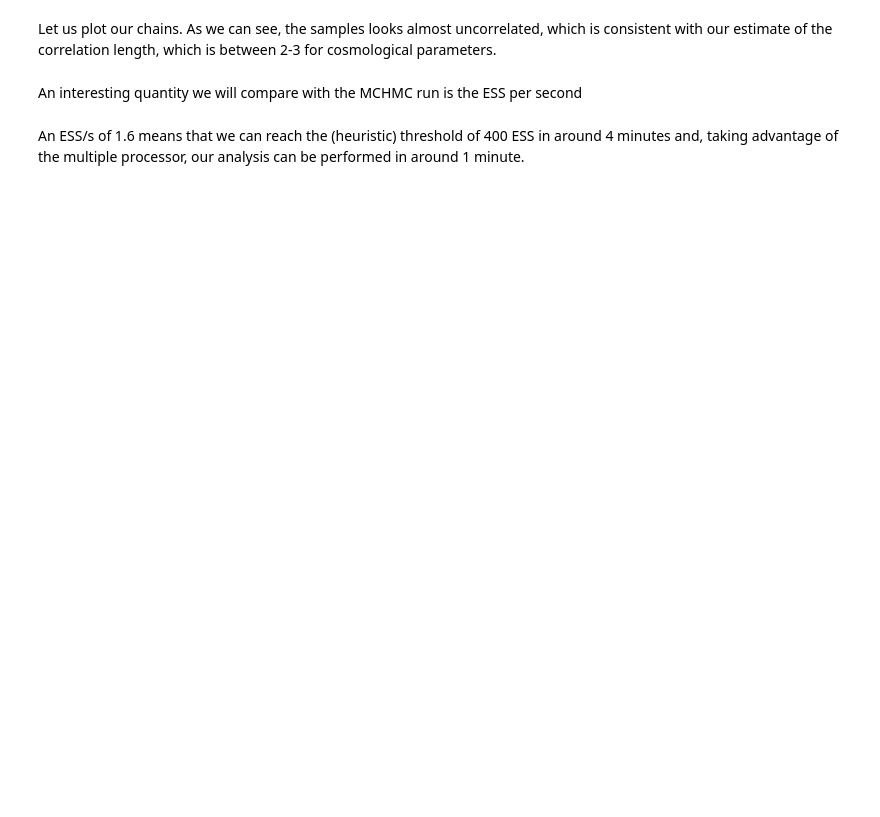
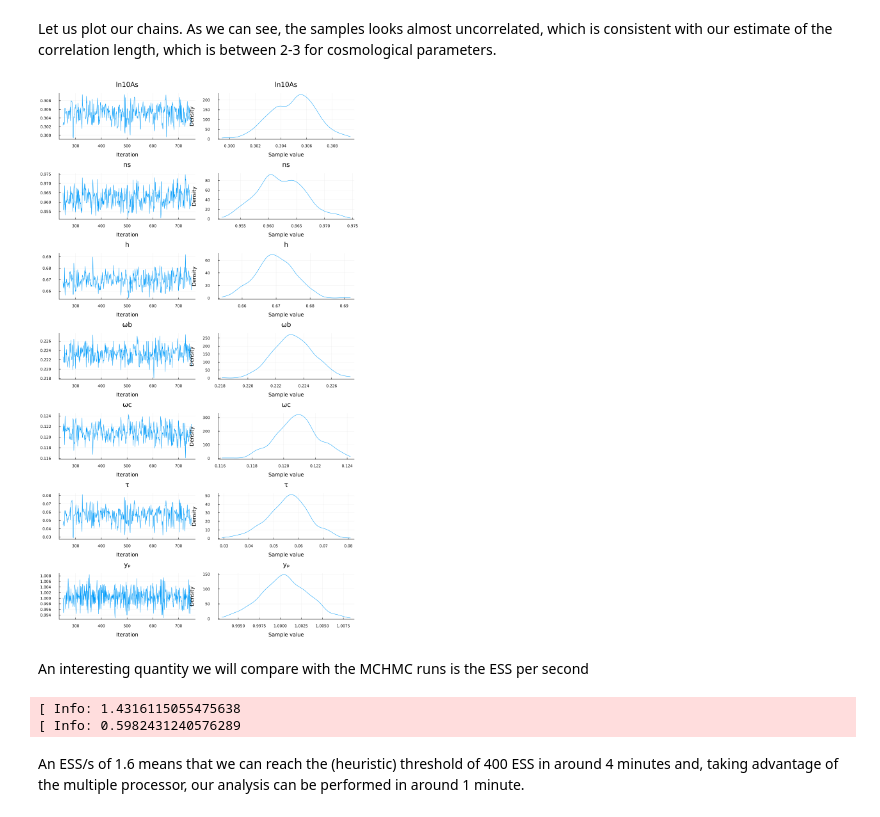
Before and after one commit to marcobonici/capse_paper, a Jupyter notebook: standard_emulator/capse_chain_planck.ipynb, the cells around one changed output. Drawn from its saved outputs; the diff is of its cells as text; code cells hidden in the pictures; blank space fills up the shorter version.

```diff
--- a/standard_emulator/capse_chain_planck.ipynb
+++ b/standard_emulator/capse_chain_planck.ipynb
@@ -153,5 +278,4 @@ We are going to run 6 parallel chains, with 500 adaptation steps and 5'000 steps
 # %%
-nsteps = 5000
-nadapts = 500
-nchains = 6
+nsteps = 500
+nadapts = 250;
 # %% [markdown]
@@ -159,2 +283,2 @@ Before starting chains, let us use Pathfinder. This will deliver an approximatio
 # %%
-result_multi = multipathfinder(CMB_model_planck, 10000; nruns=8, executor=Transducers.PreferParallel())
+result_multi = multipathfinder(CMB_model_planck, 2000; nruns=4)
@@ -172,3 +324,3 @@ Here we are gonna use some Pathfinder draws to initialize our chains.
 # %%
-init_params = collect.(eachrow(result_multi.draws_transformed.value[1:nchains, :, 1]));
+init_params = collect.(eachrow(result_multi.draws_transformed.value[1:4, :, 1]));
 # %% [markdown]
@@ -177,0 +333,2 @@ chains_planck_nuts = sample(CMB_model_planck, NUTS(nadapts, 0.65), MCMCThreads()
+# %%
+chains_planck_nuts_fd = sample(CMB_model_planck, NUTS(nadapts, 0.75, adtype=AutoForwardDiff()), nsteps; init_params = init_params[1])
@@ -178,6 +377,7 @@ chains_planck_nuts = sample(CMB_model_planck, NUTS(nadapts, 0.65), MCMCThreads()
 # %% [markdown]
 Let us plot our chains. As we can see, the samples looks almost uncorrelated, which is consistent with our estimate of the correlation length, which is between 2-3 for cosmological parameters.
 # %%
-p = StatsPlots.plot(chains_planck_nuts)
-StatsPlots.savefig("traceplots_Planck.png")
+p = StatsPlots.plot(chains_planck_nuts_fd)
 p
+# %% [output]
+[figure, added]
@@ -187,2 +384,2 @@ npzwrite("chains_Planck_NUTS.npy", chain_planck)
 # %% [markdown]
-An interesting quantity we will compare with the MCHMC run is the ESS per second
+An interesting quantity we will compare with the MCHMC runs is the ESS per second
@@ -193,3 +386,9 @@ Planck_NUTS_ESS_s = Planck_NUTS_ESS/CPU_s_Planck_NUTS
+# %%
+@info compute_ESS_s(chains_planck_nuts_fd)
+@info compute_ESS_s(chains_planck_nuts_zy)
+# %% [output]
+[ Info: 1.4316115055475638
+[ Info: 0.5982431240576289
 # %% [markdown]
 An ESS/s of 1.6 means that we can reach the (heuristic) threshold of 400 ESS in around 4 minutes and, taking advantage of the multiple processor, our analysis can be performed in around 1 minute.
 # %% [markdown]
```
Also changed, not shown: parts of 67 cells of this notebook, 5 other files.
